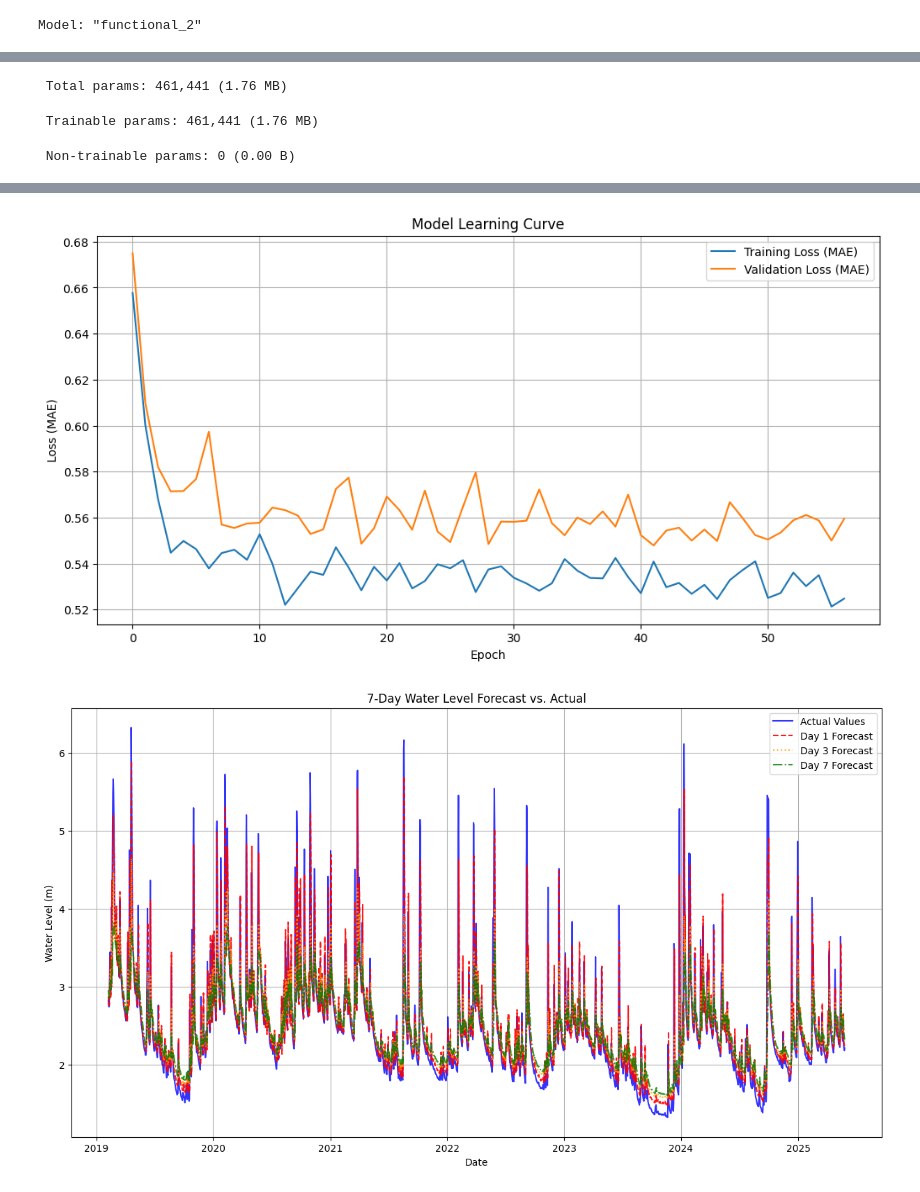
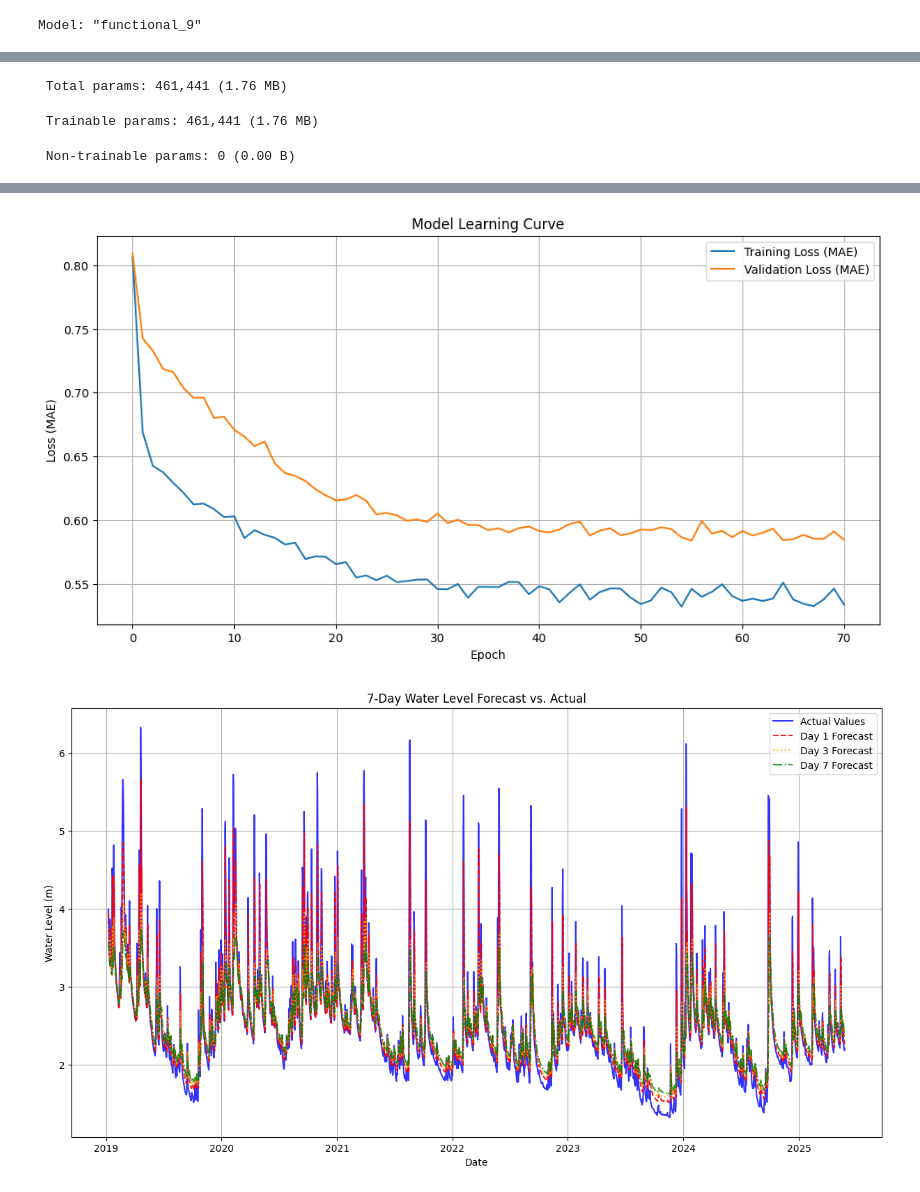
Before and after one commit to yasirgunes/river_water_level_forecasting_using_machine_learning, a Jupyter notebook: train_univariate.ipynb, the cells around one changed output, grey strips where cells are left out. Cells and saved outputs as stored; diff of their text form; code cells hidden in the pictures.

```diff
--- a/train_univariate.ipynb
+++ b/train_univariate.ipynb
@@ -17,11 +17,22 @@ df.set_index('datetime', inplace=True)
 df_univariate = df[['stage_m']].copy()
 df_univariate.interpolate(method='linear', inplace=True)
 
-# 2. Split Data with a Gap
-split_date_train_end = '2019-01-01'
-split_date_val_start = '2019-02-01'
+# 2. Split Data with a Gap (following paper methodology)
+# Dataset: 1995-10-01 to 2025-06-01 (~29.67 years)
+# Paper approach: 76% training, 23% validation with gap
+# Training: 76% of 29.67 years ≈ 22.55 years → 1995-10-01 to 2018-04-21
+# Gap: ~8 months (2018-04-21 to 2019-01-01)
+# Validation: 2019-01-01 to 2025-06-01
+split_date_train_end = '2018-04-21'
+split_date_val_start = '2019-01-01'
 train_data = df_univariate.loc[df_univariate.index < split_date_train_end]
 val_data = df_univariate.loc[df_univariate.index >= split_date_val_start]
+
+print(f"Training period: {train_data.index.min()} to {train_data.index.max()}")
+print(f"Validation period: {val_data.index.min()} to {val_data.index.max()}")
+print(f"Training samples: {len(train_data)} ({len(train_data)/(len(train_data)+len(val_data))*100:.1f}%)")
+print(f"Validation samples: {len(val_data)} ({len(val_data)/(len(train_data)+len(val_data))*100:.1f}%)")
+print(f"Gap between training and validation: {split_date_val_start} - {split_date_train_end}")
 
 # 3. Scale Data and Save Scaler with joblib
 scaler = StandardScaler()
@@ -76,8 +87,8 @@ output = TimeDistributed(Dense(1))(decoder_l2)
 model = Model(inputs=inputs, outputs=output)
 
 # 6. Compile Model
-optimizer = tf.keras.optimizers.Adam(learning_rate=1e-3)
-model.compile(optimizer=optimizer, loss='mean_squared_error')
+optimizer = tf.keras.optimizers.Adam(learning_rate=1e-4)
+model.compile(optimizer=optimizer, loss='mse')
 model.summary()
 
 # 7. Train the Model
@@ -140,4 +156,4 @@ y_train shape: (8458, 7)
-Model: "functional_2"
+Model: "functional_9"
 ┏━━━━━━━━━━━━━━━━━━━━━┳━━━━━━━━━━━━━━━━━━━┳━━━━━━━━━━━━┳━━━━━━━━━━━━━━━━━━━┓
 ┃ Layer (type)        ┃ Output Shape      ┃    Param # ┃ Connected to      ┃
 ┡━━━━━━━━━━━━━━━━━━━━━╇━━━━━━━━━━━━━━━━━━━╇━━━━━━━━━━━━╇━━━━━━━━━━━━━━━━━━━┩
@@ -178,2 +194,2 @@ Day 7 Ahead -> MAE: 0.4020 m, RMSE: 0.6458 m, R²: 0.2617
-[figure, old version]
+[figure, new version]
-[figure, old version]
+[figure, new version]
```
Also changed, not shown: parts of 1 cell of this notebook, 14 other files.
